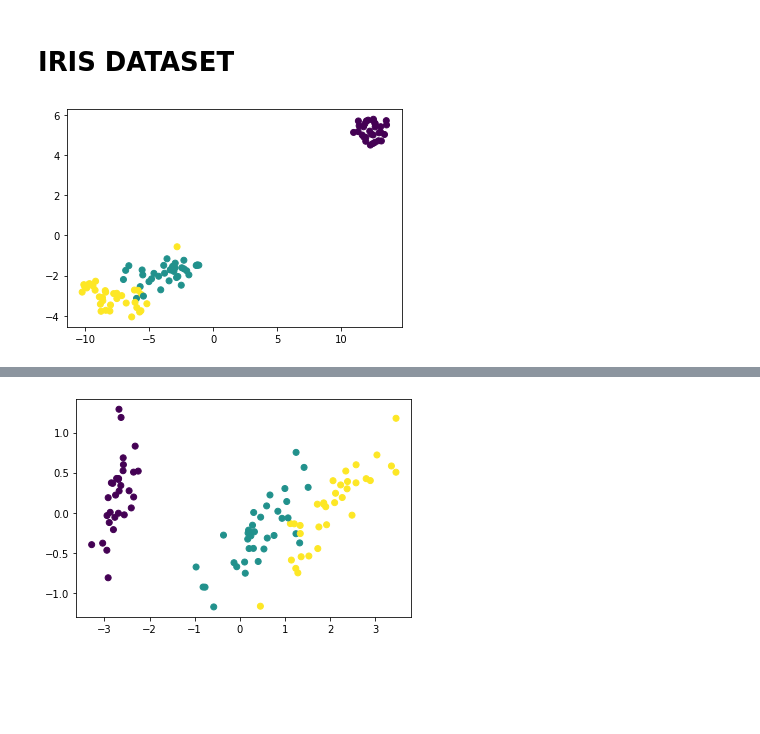
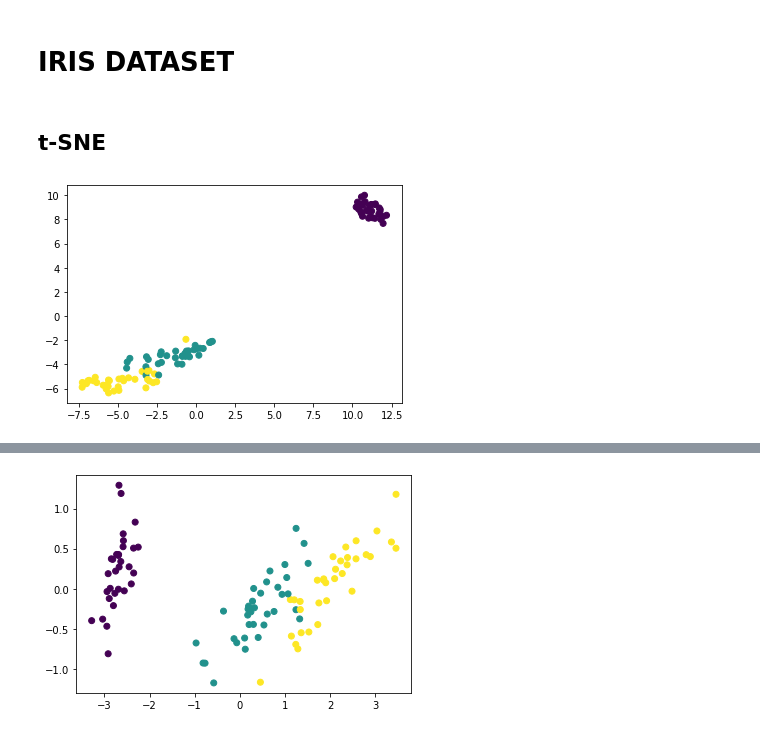
Before and after one commit to rizkyikiw42/qudit_tests, a Jupyter notebook: qutrit_var_algs/iris.ipynb, the cells around one changed output, grey strips where cells are left out. Saved outputs shown, nothing was run; the diff lists cells and outputs as text; code cells hidden in the pictures; blank space fills up the shorter version.

```diff
--- a/qutrit_var_algs/iris.ipynb
+++ b/qutrit_var_algs/iris.ipynb
@@ -28,2 +20,18 @@ test_X_pca = pca.fit_transform(test_X)
+# %%
+# Dimensionality reduction
+# t-SNE
+tsne = TSNE(n_components=2, learning_rate='auto', init='random')
+X_tsne = tsne.fit_transform(X)
+test_X_tsne = tsne.fit_transform(test_X)
+
+# PCA
+pca = PCA(n_components=2)
+X_pca = pca.fit_transform(X)
+test_X_pca = pca.fit_transform(test_X)
+
+# Isomap
+isomap = Isomap()
+X_isomap = isomap.fit_transform(X)
+test_X_isomap = isomap.fit_transform(test_X)
 # %%
 dev = qml.device("default.qutrit", wires=4)
@@ -66,6 +74,8 @@ n_features = 4
 weights = np.random.normal(size=(n_layers, n_features, 8))
 our_preds = make_predictions(X, iris_model, weights, classes=3)
+# %% [markdown]
+## t-SNE
 # %%
-plot_data(X_embedded, y)
+plot_data(X_tsne, y)
 # %% [output]
-[figure, old version]
+[figure, new version]
```
Also changed, not shown: parts of 31 cells of this notebook.
